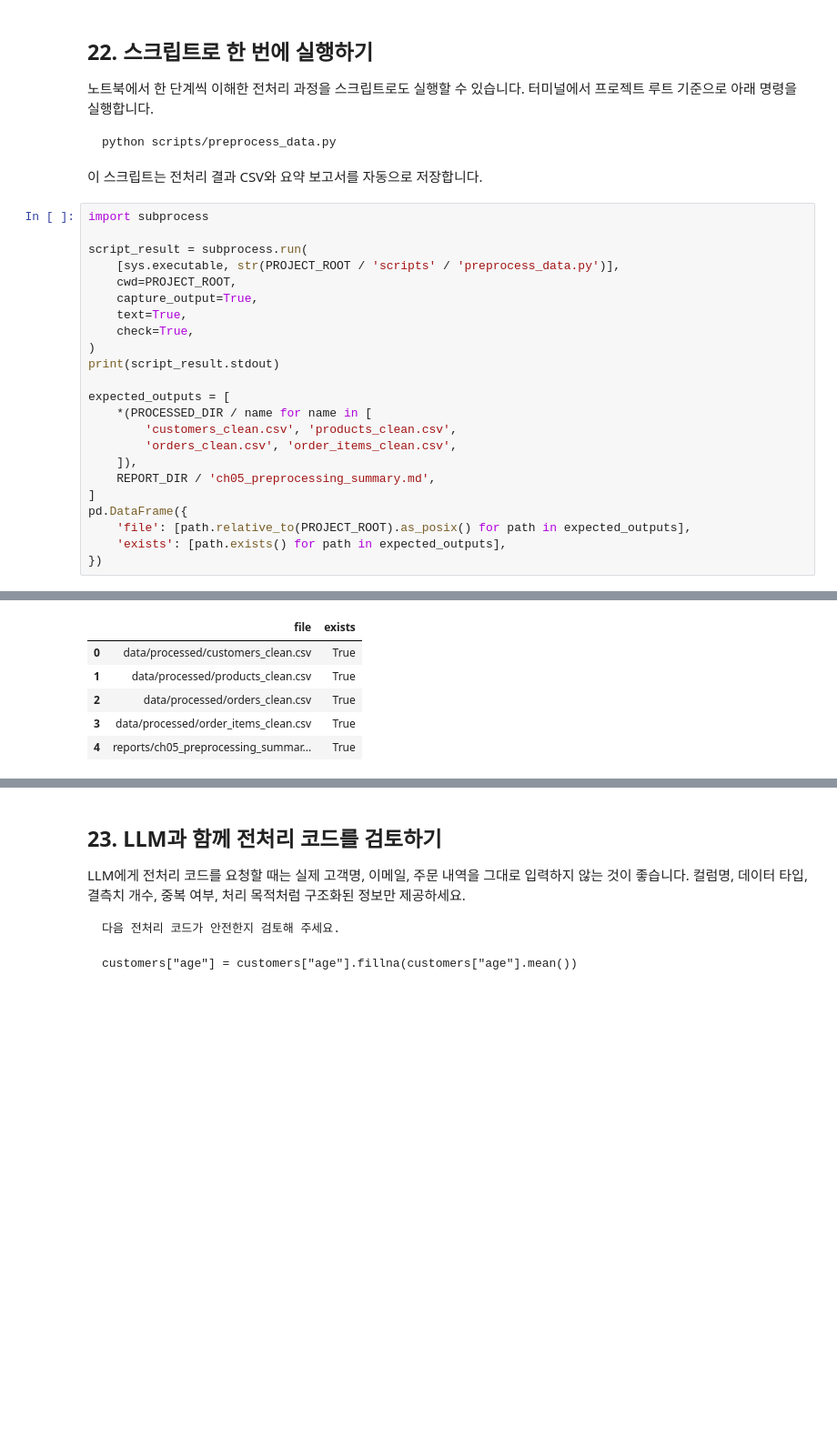
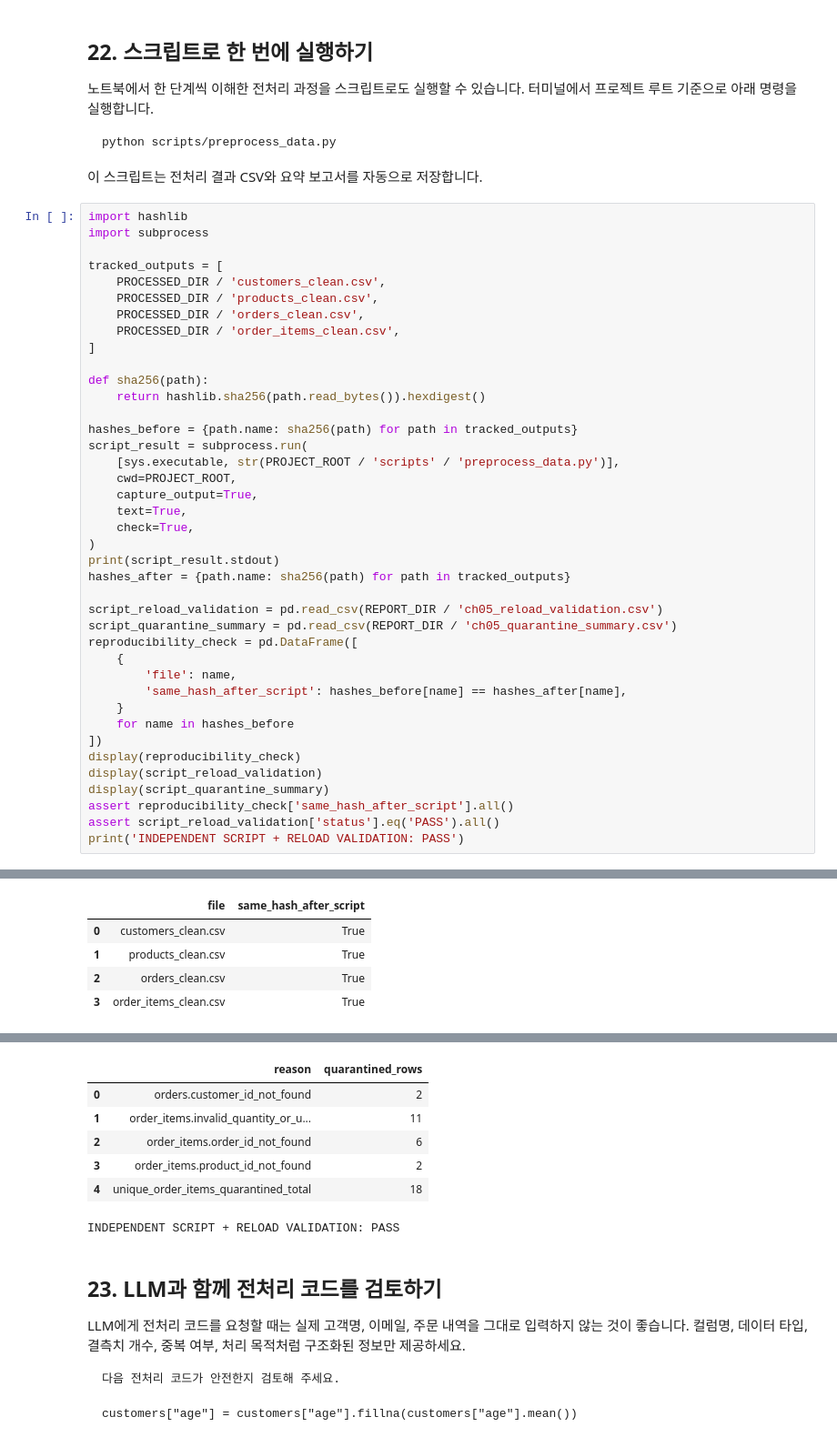
Before and after one commit to chocoemong1/llm-data-analysis-study, a Jupyter notebook: chapter05/chapter05.ipynb, the cells around one changed output, grey strips where cells are left out. Shown at 91% size. Cells and saved outputs as stored; diff of their text form; blank space fills up the shorter version.

Commit message:
fix: address chapter 05 preprocessing feedback

```diff
--- a/chapter05/chapter05.ipynb
+++ b/chapter05/chapter05.ipynb
@@ -787,8 +963,20 @@ python scripts/preprocess_data.py
 
 이 스크립트는 전처리 결과 CSV와 요약 보고서를 자동으로 저장합니다.
 # %%
+import hashlib
 import subprocess
 
+tracked_outputs = [
+    PROCESSED_DIR / 'customers_clean.csv',
+    PROCESSED_DIR / 'products_clean.csv',
+    PROCESSED_DIR / 'orders_clean.csv',
+    PROCESSED_DIR / 'order_items_clean.csv',
+]
+
+def sha256(path):
+    return hashlib.sha256(path.read_bytes()).hexdigest()
+
+hashes_before = {path.name: sha256(path) for path in tracked_outputs}
 script_result = subprocess.run(
     [sys.executable, str(PROJECT_ROOT / 'scripts' / 'preprocess_data.py')],
     cwd=PROJECT_ROOT,
@@ -797,17 +985,22 @@ script_result = subprocess.run(
     check=True,
 )
 print(script_result.stdout)
+hashes_after = {path.name: sha256(path) for path in tracked_outputs}
 
-expected_outputs = [
-    *(PROCESSED_DIR / name for name in [
-        'customers_clean.csv', 'products_clean.csv',
-        'orders_clean.csv', 'order_items_clean.csv',
-    ]),
-    REPORT_DIR / 'ch05_preprocessing_summary.md',
-]
-pd.DataFrame({
-    'file': [path.relative_to(PROJECT_ROOT).as_posix() for path in expected_outputs],
-    'exists': [path.exists() for path in expected_outputs],
-})
+script_reload_validation = pd.read_csv(REPORT_DIR / 'ch05_reload_validation.csv')
+script_quarantine_summary = pd.read_csv(REPORT_DIR / 'ch05_quarantine_summary.csv')
+reproducibility_check = pd.DataFrame([
+    {
+        'file': name,
+        'same_hash_after_script': hashes_before[name] == hashes_after[name],
+    }
+    for name in hashes_before
+])
+display(reproducibility_check)
+display(script_reload_validation)
+display(script_quarantine_summary)
+assert reproducibility_check['same_hash_after_script'].all()
+assert script_reload_validation['status'].eq('PASS').all()
+print('INDEPENDENT SCRIPT + RELOAD VALIDATION: PASS')
 # %% [output]
 전처리 완료
@@ -830,6 +1023,5 @@ order_items       765            5             752                  6
-|  | file | exists |
-| 0 | data/processed/customers_clean.csv | True |
-| 1 | data/processed/products_clean.csv | True |
-| 2 | data/processed/orders_clean.csv | True |
-| 3 | data/processed/order_items_clean.csv | True |
-| 4 | reports/ch05_preprocessing_summar... | True |
+|  | file | same_hash_after_script |
+| 0 | customers_clean.csv | True |
+| 1 | products_clean.csv | True |
+| 2 | orders_clean.csv | True |
+| 3 | order_items_clean.csv | True |
@@ -836,3 +1045,10 @@ order_items       765            5             752                  6
+|  | reason | quarantined_rows |
+| 0 | orders.customer_id_not_found | 2 |
+| 1 | order_items.invalid_quantity_or_u... | 11 |
+| 2 | order_items.order_id_not_found | 6 |
+| 3 | order_items.product_id_not_found | 2 |
+| 4 | unique_order_items_quarantined_total | 18 |
+INDEPENDENT SCRIPT + RELOAD VALIDATION: PASS
 # %% [markdown]
 ## 23. LLM과 함께 전처리 코드를 검토하기
 
```
Also changed, not shown: parts of 24 cells of this notebook, 10 other files.
